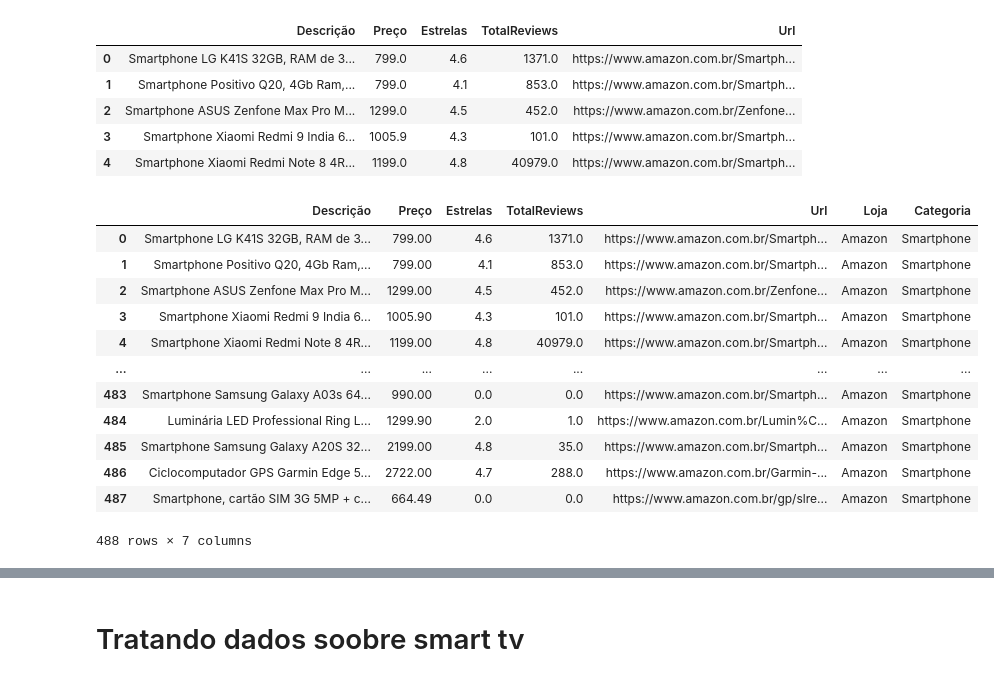
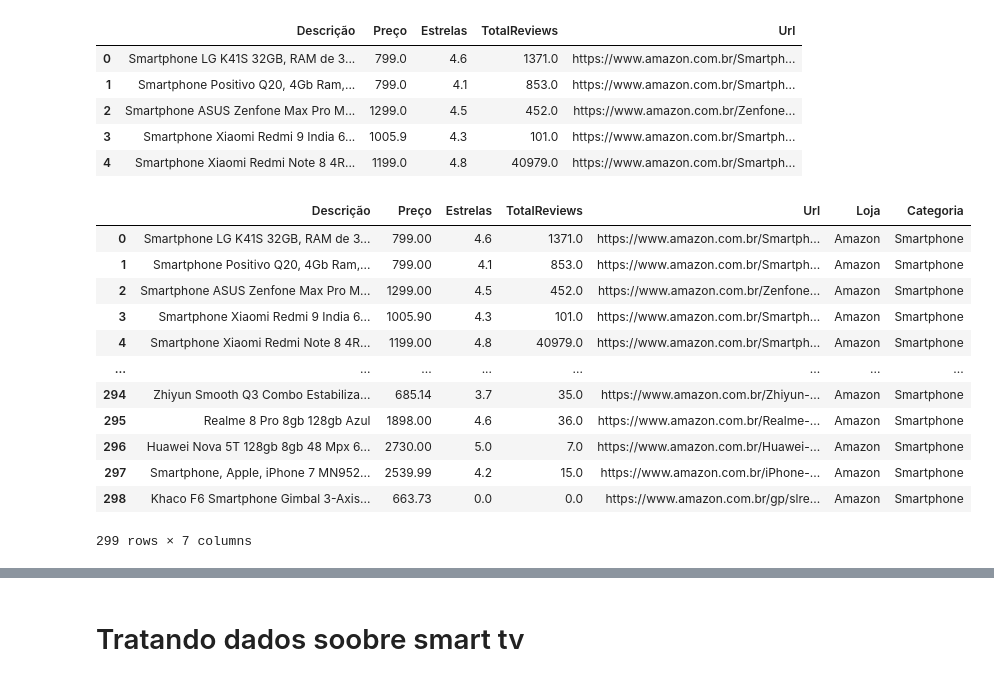
Before and after one commit to vitordutra/desafio-3-trilhas-webscraping, a Jupyter notebook: amazon/analise_dados_amazon.ipynb, the cells around one changed output, grey strips where cells are left out. Drawn from its saved outputs; the diff is of its cells as text; code cells hidden in the pictures.

```diff
--- a/amazon/analise_dados_amazon.ipynb
+++ b/amazon/analise_dados_amazon.ipynb
@@ -216,18 +216,19 @@ dados_smartphone.head()
 # %%
 dados_smartphone['Loja'] = 'Amazon'
 dados_smartphone['Categoria'] = 'Smartphone'
+dados_smartphone.drop(dados_smartphone.index[299:],inplace=True)
 dados_smartphone
 # %% [output]
 |  | Descrição | Preço | Estrelas | TotalReviews | Url | Loja | Categoria |
 | 0 | Smartphone LG K41S 32GB, RAM de 3... | 799.00 | 4.6 | 1371.0 | https://www.amazon.com.br/Smartph... | Amazon | Smartphone |
 | 1 | Smartphone Positivo Q20, 4Gb Ram,... | 799.00 | 4.1 | 853.0 | https://www.amazon.com.br/Smartph... | Amazon | Smartphone |
 | 2 | Smartphone ASUS Zenfone Max Pro M... | 1299.00 | 4.5 | 452.0 | https://www.amazon.com.br/Zenfone... | Amazon | Smartphone |
 | 3 | Smartphone Xiaomi Redmi 9 India 6... | 1005.90 | 4.3 | 101.0 | https://www.amazon.com.br/Smartph... | Amazon | Smartphone |
 | 4 | Smartphone Xiaomi Redmi Note 8 4R... | 1199.00 | 4.8 | 40979.0 | https://www.amazon.com.br/Smartph... | Amazon | Smartphone |
 | ... | ... | ... | ... | ... | ... | ... | ... |
-| 483 | Smartphone Samsung Galaxy A03s 64... | 990.00 | 0.0 | 0.0 | https://www.amazon.com.br/Smartph... | Amazon | Smartphone |
-| 484 | Luminária LED Professional Ring L... | 1299.90 | 2.0 | 1.0 | https://www.amazon.com.br/Lumin%C... | Amazon | Smartphone |
-| 485 | Smartphone Samsung Galaxy A20S 32... | 2199.00 | 4.8 | 35.0 | https://www.amazon.com.br/Smartph... | Amazon | Smartphone |
-| 486 | Ciclocomputador GPS Garmin Edge 5... | 2722.00 | 4.7 | 288.0 | https://www.amazon.com.br/Garmin-... | Amazon | Smartphone |
-| 487 | Smartphone, cartão SIM 3G 5MP + c... | 664.49 | 0.0 | 0.0 | https://www.amazon.com.br/gp/slre... | Amazon | Smartphone |
+| 294 | Zhiyun Smooth Q3 Combo Estabiliza... | 685.14 | 3.7 | 35.0 | https://www.amazon.com.br/Zhiyun-... | Amazon | Smartphone |
+| 295 | Realme 8 Pro 8gb 128gb Azul | 1898.00 | 4.6 | 36.0 | https://www.amazon.com.br/Realme-... | Amazon | Smartphone |
+| 296 | Huawei Nova 5T 128gb 8gb 48 Mpx 6... | 2730.00 | 5.0 | 7.0 | https://www.amazon.com.br/Huawei-... | Amazon | Smartphone |
+| 297 | Smartphone, Apple, iPhone 7 MN952... | 2539.99 | 4.2 | 15.0 | https://www.amazon.com.br/iPhone-... | Amazon | Smartphone |
+| 298 | Khaco F6 Smartphone Gimbal 3-Axis... | 663.73 | 0.0 | 0.0 | https://www.amazon.com.br/gp/slre... | Amazon | Smartphone |
-488 rows × 7 columns
+299 rows × 7 columns
```
Also changed, not shown: parts of 16 cells of this notebook, 4 other files.
